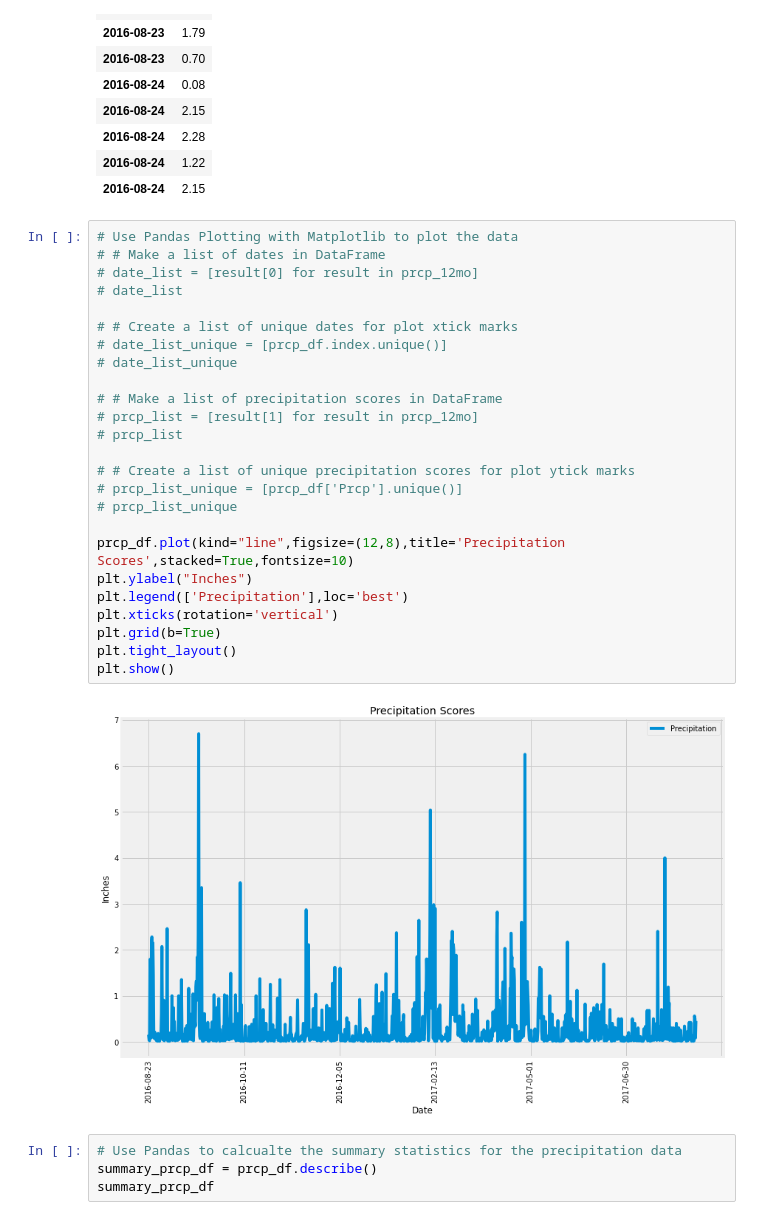
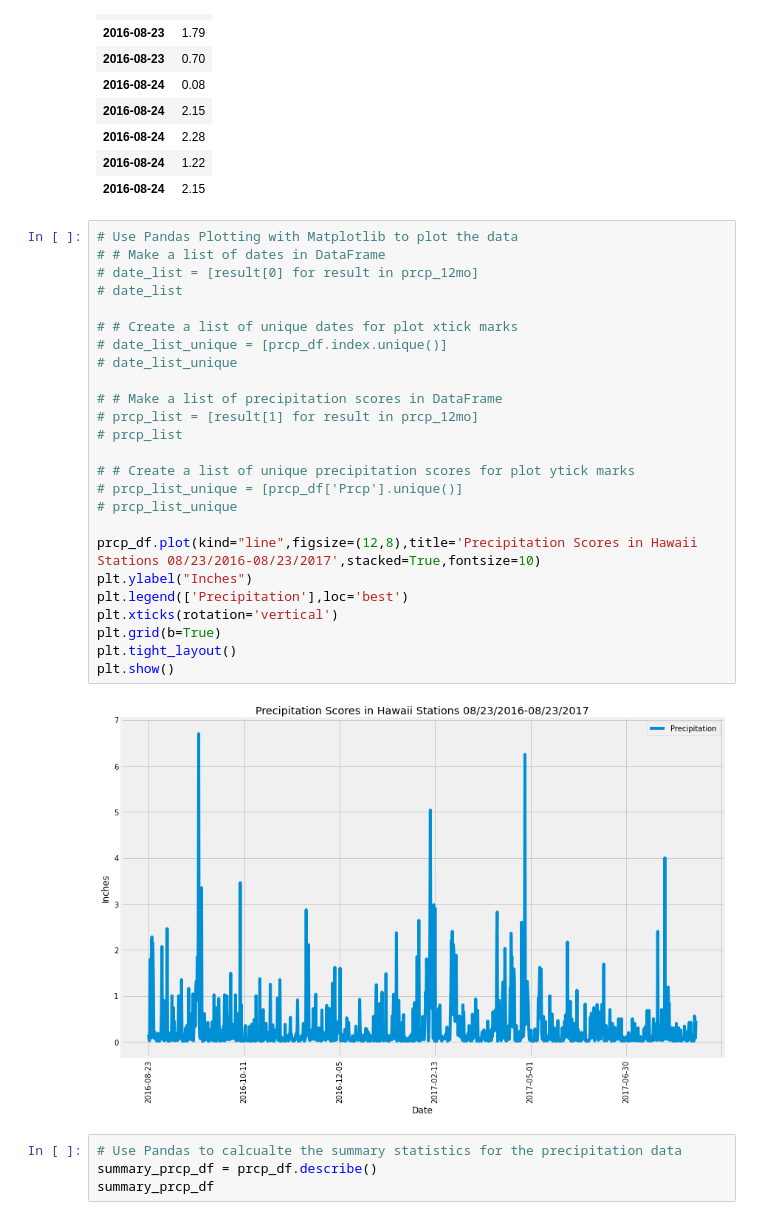
Before and after one commit to MabelDS89/sqlalchemy-challenge, a Jupyter notebook: Climate.ipynb, the cells around one changed output. Saved outputs shown, nothing was run; the diff lists cells and outputs as text.

```diff
--- a/Climate.ipynb
+++ b/Climate.ipynb
@@ -156,30 +156,30 @@ prcp_df.head(10)
 # %%
 # Use Pandas Plotting with Matplotlib to plot the data
 # # Make a list of dates in DataFrame
 # date_list = [result[0] for result in prcp_12mo]
 # date_list
 
 # # Create a list of unique dates for plot xtick marks
 # date_list_unique = [prcp_df.index.unique()]
 # date_list_unique
 
 # # Make a list of precipitation scores in DataFrame
 # prcp_list = [result[1] for result in prcp_12mo]
 # prcp_list
 
 # # Create a list of unique precipitation scores for plot ytick marks
 # prcp_list_unique = [prcp_df['Prcp'].unique()]
 # prcp_list_unique
 
-prcp_df.plot(kind="line",figsize=(12,8),title='Precipitation Scores',stacked=True,fontsize=10)
+prcp_df.plot(kind="line",figsize=(12,8),title='Precipitation Scores in Hawaii Stations 08/23/2016-08/23/2017',stacked=True,fontsize=10)
 plt.ylabel("Inches")
 plt.legend(['Precipitation'],loc='best')
 plt.xticks(rotation='vertical')
 plt.grid(b=True)
 plt.tight_layout()
 plt.show()
 # %% [output]
-[figure, old version]
+[figure, new version]
 # %%
 # Use Pandas to calcualte the summary statistics for the precipitation data
 summary_prcp_df = prcp_df.describe()
```
Also changed, not shown: parts of 1 cell of this notebook.
